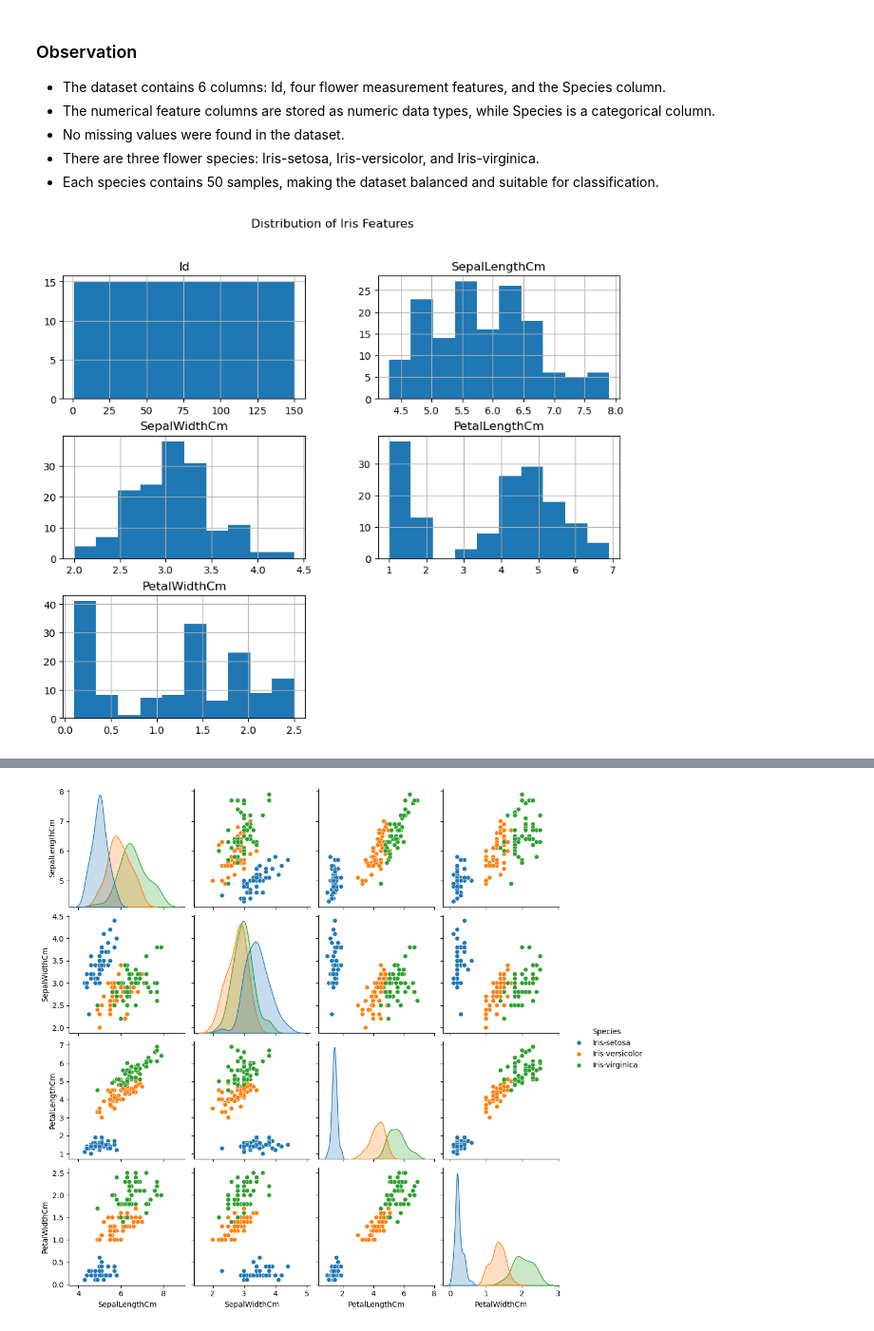
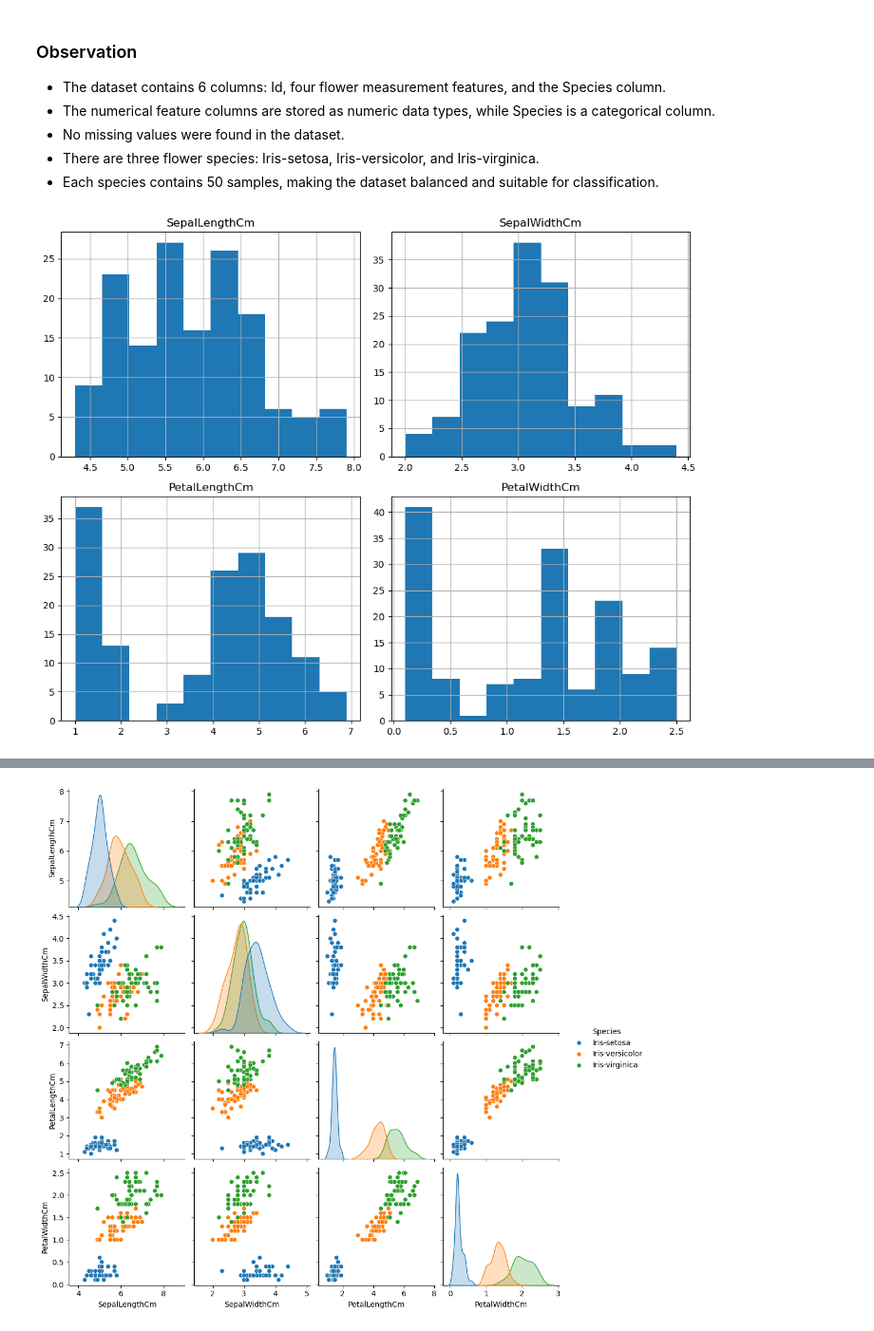
Before and after one commit to moturisiri2006-afk/codealpha_tasks, a Jupyter notebook: Task2_Iris_Classification/notebook/Iris_Flower_Classification.ipynb, the cells around one changed output, grey strips where cells are left out. Shown at 95% size. Cells and saved outputs as stored; diff of their text form; code cells hidden in the pictures.

Commit message:
Improve Task 2 documentation and add visualizations

```diff
--- a/Task2_Iris_Classification/notebook/iris_classification.ipynb
+++ b/Task2_Iris_Classification/notebook/Iris_Flower_Classification.ipynb
@@ -95,9 +95,10 @@ Name: count, dtype: int64
 import matplotlib.pyplot as plt
 import seaborn as sns
 # %%
-df.hist(figsize=(10, 8))
-plt.suptitle("Distribution of Iris Features")
+df.drop(columns=["Id"]).hist(figsize=(10,8))
+plt.tight_layout()
+plt.savefig("../images/histogram.png", dpi=300)
 plt.show()
 # %% [output]
-[figure, old version]
+[figure, new version]
 # %%
```
Also changed, not shown: parts of 4 cells of this notebook, 7 other files.
